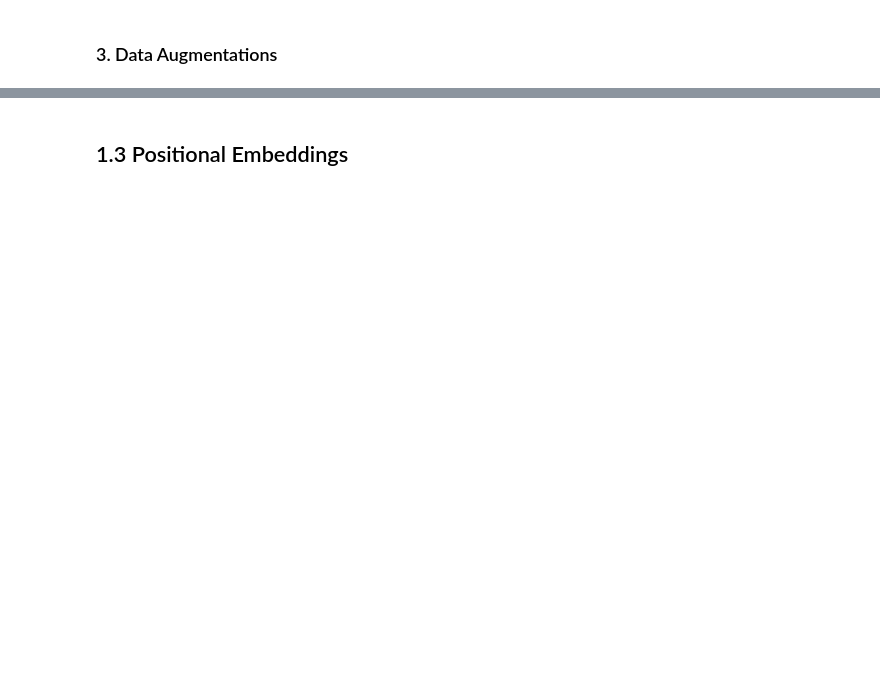
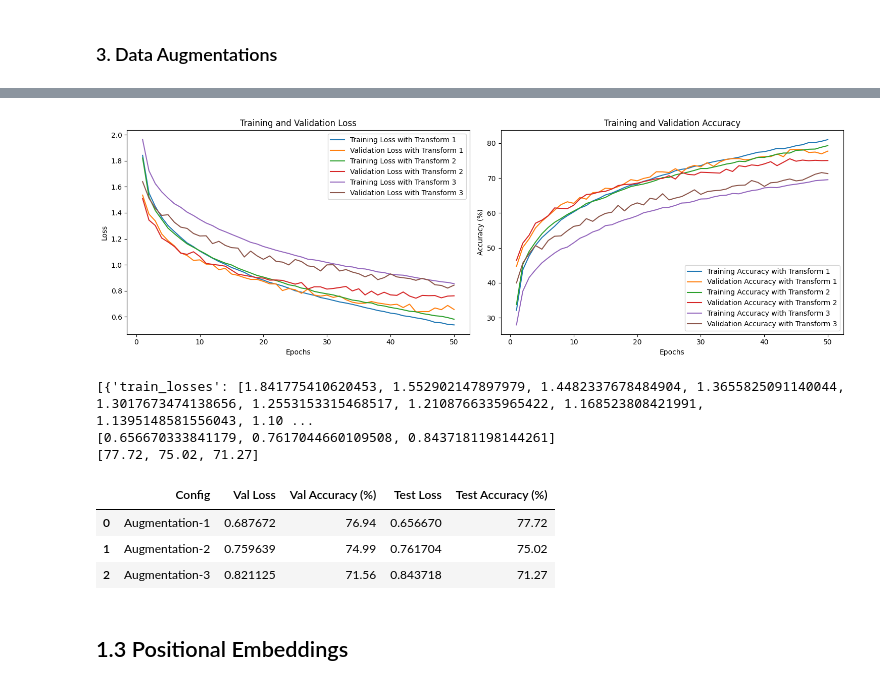
Before and after one commit to StarryBadger/vision_transformers, a Jupyter notebook: 1/1.ipynb, the cells around one changed output, grey strips where cells are left out. Saved outputs shown, nothing was run; the diff lists cells and outputs as text; code cells hidden in the pictures; blank space fills up the shorter version.

```diff
--- a/1/1.ipynb
+++ b/1/1.ipynb
@@ -826,6 +826,9 @@ Epoch 12/50
 print(f"Results: {results}")
 # %% [output]
 Results: [{'train_losses': [1.9246901727535508, 1.6450759812512181, 1.5378194617276841, 1.468277576972138, 1.4142382947558707, 1.3696872659704902, 1.3283339129252867, 1.292308110743761, 1.257692680778 ...
+# %%
+test_losses = [0.6862, 0.6421, 0.7295, 0.8559, 0.5868, 0.9818]
+test_accs = [75.90, 78.11, 75.17, 70.15, 80.50, 66.72]
 # %%
 import time
 for i, (config, result) in enumerate(zip(configurations, results)):
@@ -979,3 +1058,59 @@ Augmentation-3 - 45.56
+# %%
+fig, (ax1, ax2) = plt.subplots(1, 2, figsize=(15, 5))
+
+epochs = range(1, len(results[0]['train_losses']) + 1)
+
+# Loss plot
+for i, result in enumerate(results):
+    ax1.plot(epochs, result['train_losses'], label=f'Training Loss with Transform {i+1}')
+    ax1.plot(epochs, result['val_losses'], label=f'Validation Loss with Transform {i+1}')
+
+ax1.set_title(f'Training and Validation Loss')
+ax1.set_xlabel('Epochs')
+ax1.set_ylabel('Loss')
+ax1.legend()
+
+# Accuracy plot
+for i, result in enumerate(results):
+    ax2.plot(epochs, result['train_accs'], label=f'Training Accuracy with Transform {i+1}')
+    ax2.plot(epochs, result['val_accs'], label=f'Validation Accuracy with Transform {i+1}')
+
+ax2.set_title(f'Training and Validation Accuracy')
+ax2.set_xlabel('Epochs')
+ax2.set_ylabel('Accuracy (%)')
+ax2.legend()
+
+plt.tight_layout()
+plt.show()
+# %% [output]
+[figure, added]
+# %%
+print(results)
+print(test_losses)
+print(test_accs)
+# %% [output]
+[{'train_losses': [1.841775410620453, 1.552902147897979, 1.4482337678484904, 1.3655825091140044, 1.3017673474138656, 1.2553153315468517, 1.2108766335965422, 1.168523808421991, 1.1395148581556043, 1.10 ...
+[0.656670333841179, 0.7617044660109508, 0.8437181198144261]
+[77.72, 75.02, 71.27]
+# %%
+data = []
+for i, (config, result) in enumerate(zip(configurations, results)):
+    data.append({
+        "Config": f"Augmentation-{i + 1}",
+        "Val Loss": result['val_losses'][-2],
+        "Val Accuracy (%)": result['val_accs'][-2],
+        "Test Loss": test_losses[i],
+        "Test Accuracy (%)": test_accs[i]
+    })
+
+df = pd.DataFrame(data)
+
+display(df)
+# %% [output]
+|  | Config | Val Loss | Val Accuracy (%) | Test Loss | Test Accuracy (%) |
+| 0 | Augmentation-1 | 0.687672 | 76.94 | 0.656670 | 77.72 |
+| 1 | Augmentation-2 | 0.759639 | 74.99 | 0.761704 | 75.02 |
+| 2 | Augmentation-3 | 0.821125 | 71.56 | 0.843718 | 71.27 |
 # %% [markdown]
 ## 1.3 Positional Embeddings
 # %%
```
Also changed, not shown: parts of 15 cells of this notebook.
